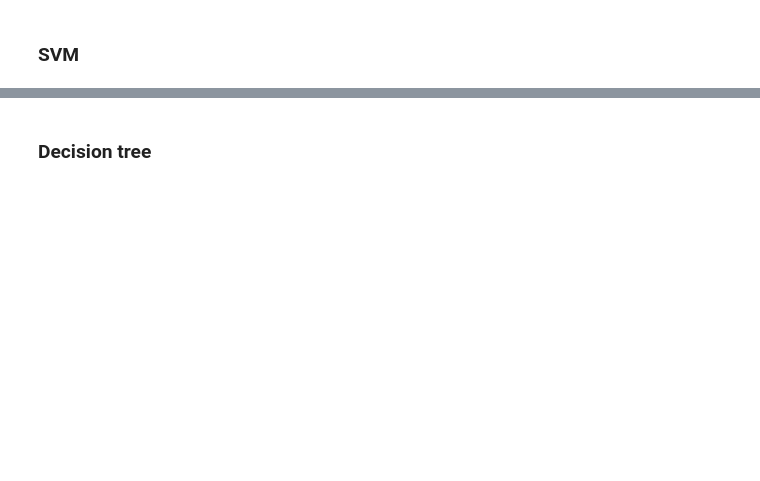
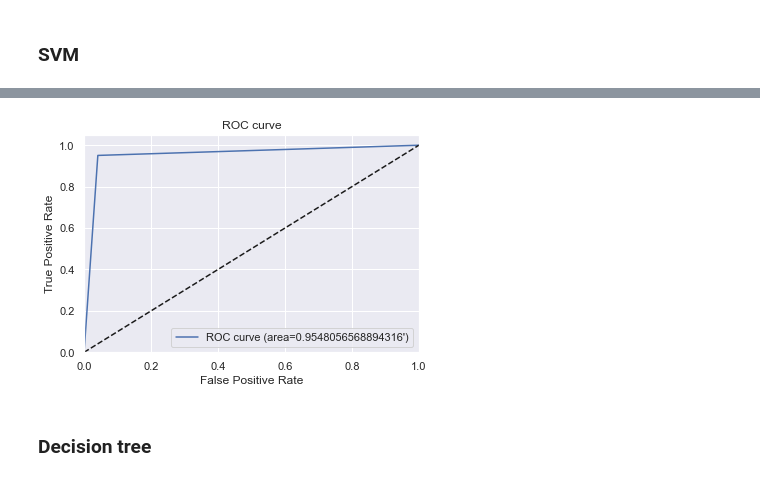
Before and after one commit to GonzaloRomeroR/CEIA, a Jupyter notebook: aprendizaje_maquina_1/project/2-Entrenamiento.ipynb, the cells around one changed output, grey strips where cells are left out. Drawn from its saved outputs; the diff is of its cells as text; code cells hidden in the pictures; blank space fills up the shorter version.

```diff
--- a/aprendizaje_maquina_1/project/2-Entrenamiento.ipynb
+++ b/aprendizaje_maquina_1/project/2-Entrenamiento.ipynb
@@ -60,3 +83,8 @@ model_svm, roc_auc_svm = run_model(model_svm, X_train, y_train, X_test, y_test)
+# %%
+y_pred = model_svm.predict(X_test)
+plot_roc_curve(y_test, y_pred)
+# %% [output]
+[figure, added]
 # %% [markdown]
 ### Decision tree
 # %%
```
Also changed, not shown: parts of 15 cells of this notebook, 2 other files.
